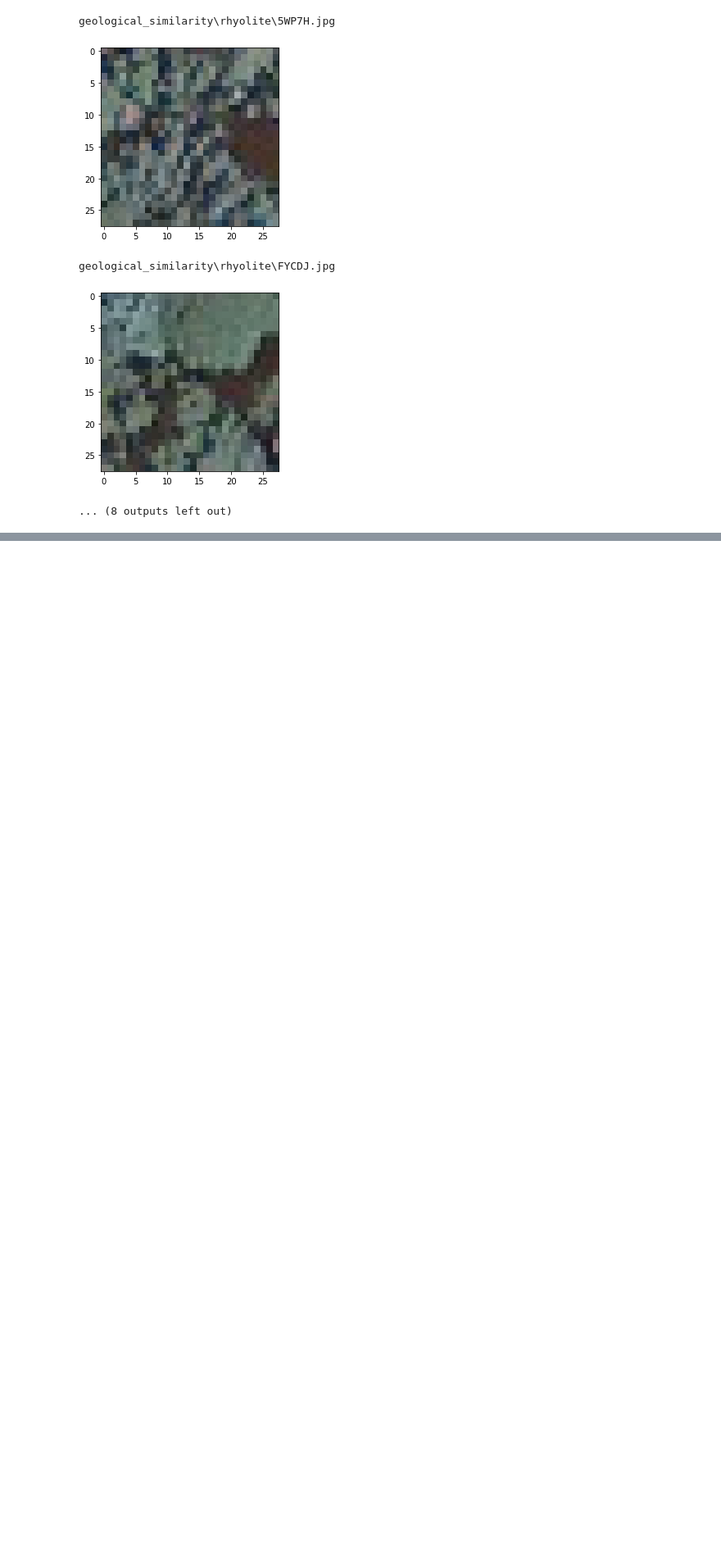
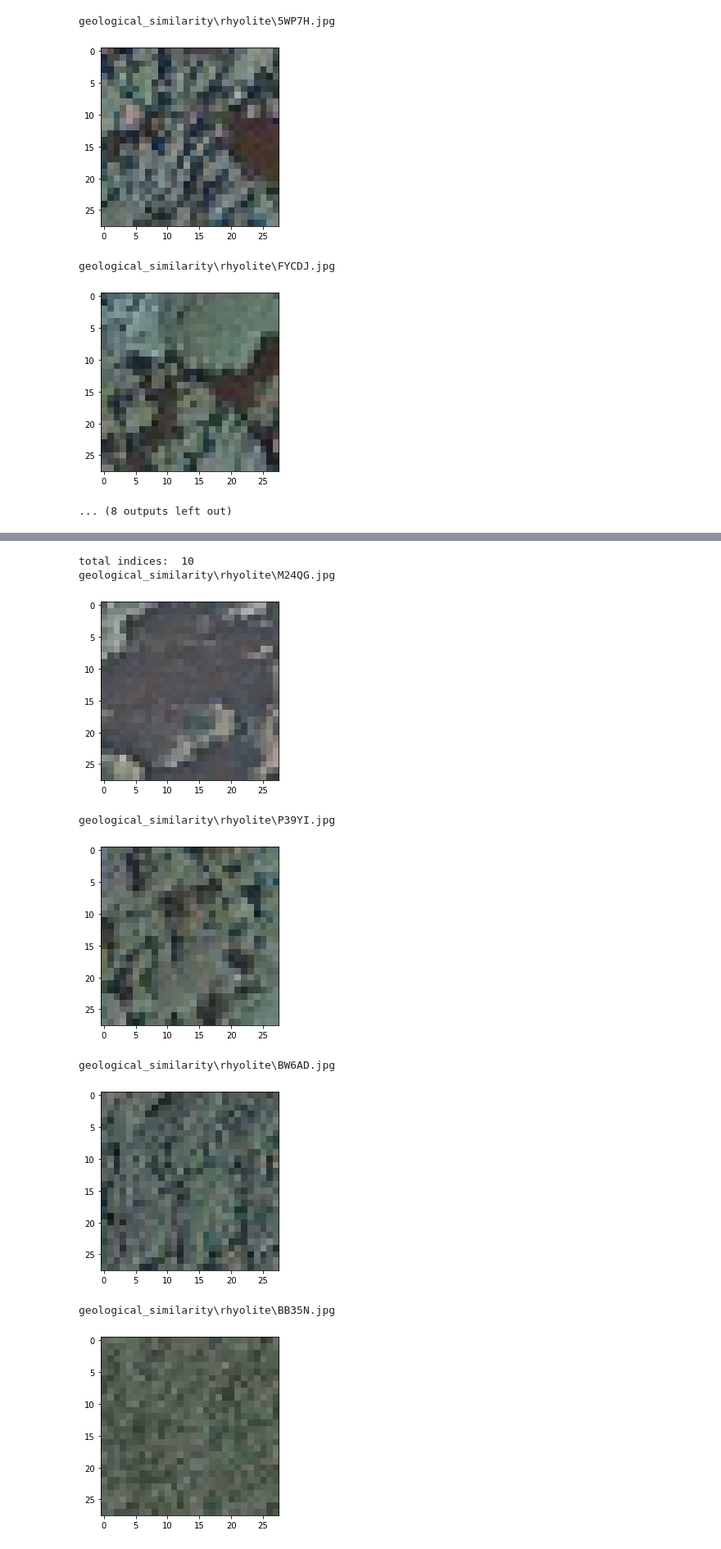
Before and after one commit to kiranbodipati/Similarity_search_review, a Jupyter notebook: faiss/faiss_inference.ipynb, the cells around one changed output, grey strips where cells are left out. Shown: that part at 82% size. Saved outputs shown, nothing was run; the diff lists cells and outputs as text; code cells hidden in the pictures; blank space fills up the shorter version.

```diff
--- a/faiss/faiss_inference.ipynb
+++ b/faiss/faiss_inference.ipynb
@@ -74,0 +139,16 @@ geological_similarity\rhyolite\FYCDJ.jpg
+# %%
+#IVF Cosine
+
+import faiss
+
+nlist = 100
+m = 8
+k = 10
+quantizer = faiss.IndexFlatL2(576)  # this remains the same
+index = faiss.IndexIVFPQ(quantizer, 576, nlist, m, 8)
+                                  # 8 specifies that each sub-vector is encoded as 8 bits
+index.train(xb)
+index.add(xb)
+index.nprobe = 10              # make comparable with experiment above
+D, I = index.search(xq, k)     # search
+print(I[-5:])
@@ -74,0 +157,21 @@ geological_similarity\rhyolite\FYCDJ.jpg
+# %%
+indices = I[0]
+print("total indices: ", len(indices))
+for index in indices:
+    # img_name = str(index - 1) + ".jpg"
+    # print(img_name)
+    img_path = image_paths[index]
+    print(img_path)
+    img = Image.open("../"+img_path).convert("RGB")
+    plt.imshow(img)
+    plt.show()
+# %% [output]
+total indices:  10
+geological_similarity\rhyolite\M24QG.jpg
+[figure, added]
+geological_similarity\rhyolite\P39YI.jpg
+[figure, added]
+geological_similarity\rhyolite\BW6AD.jpg
+[figure, added]
+geological_similarity\rhyolite\BB35N.jpg
+[figure, added]
```
Also changed, not shown: parts of 6 cells of this notebook.
